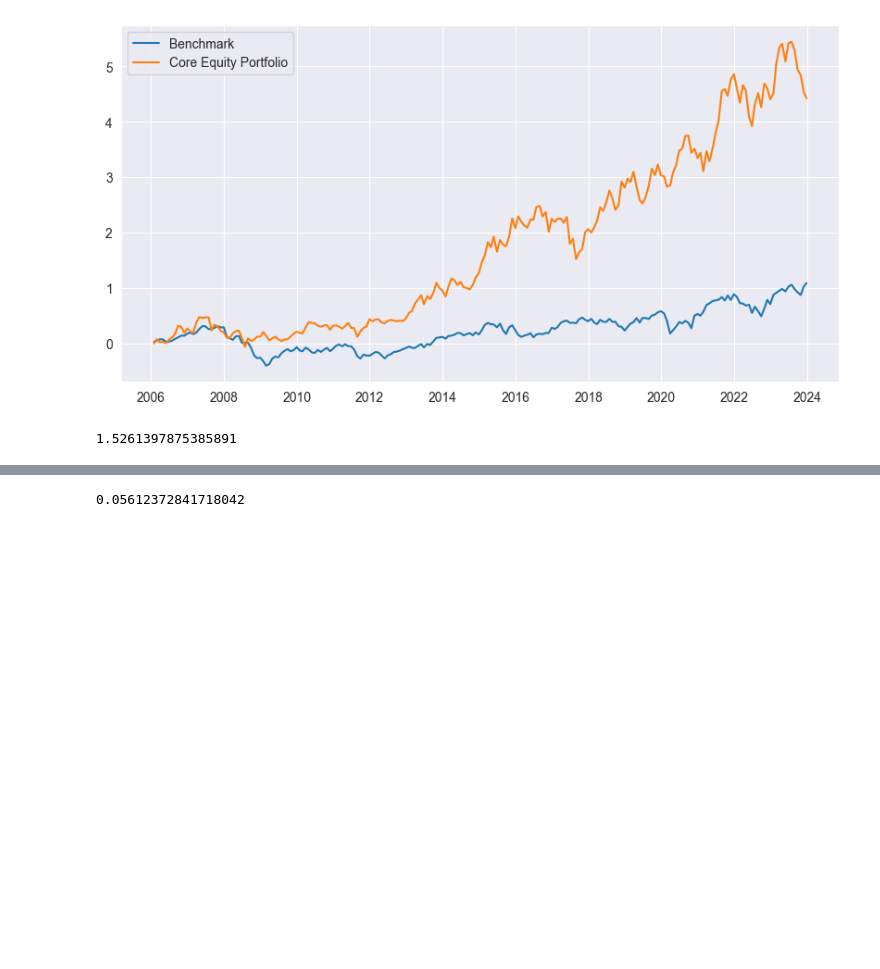
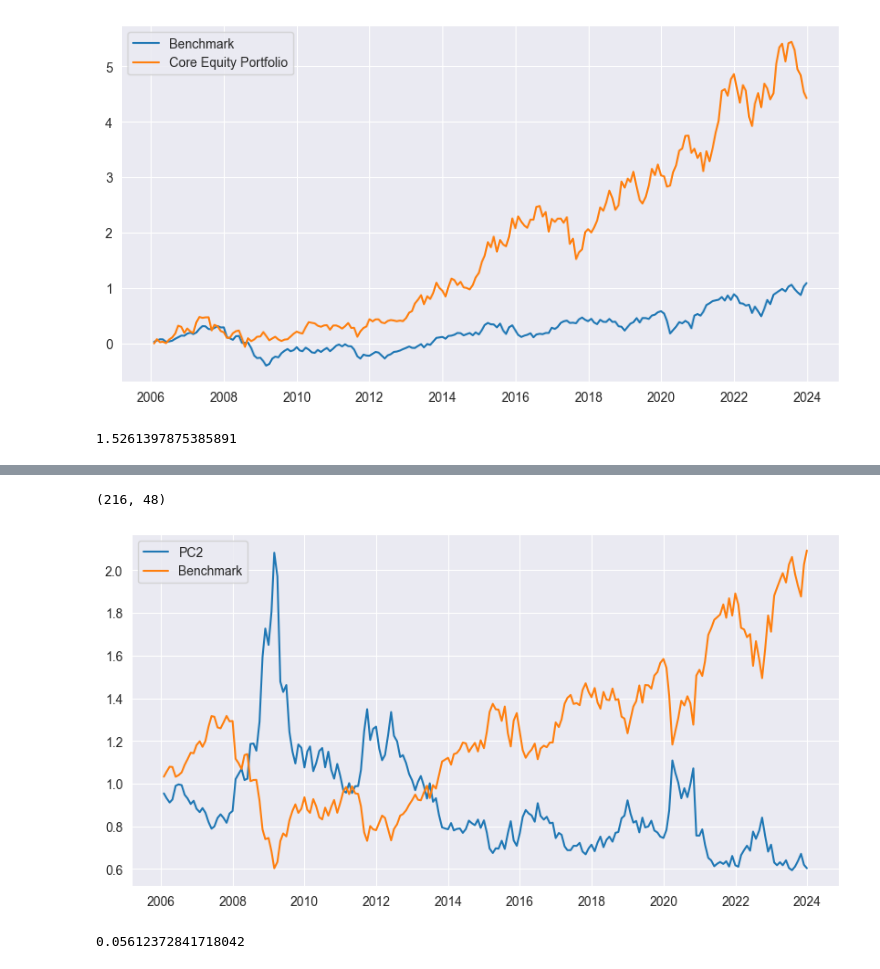
Before and after one commit to RomainCastellarnau/Financial-Econometrics-II, a Jupyter notebook: Code/core_portfolio.ipynb, the cells around one changed output, grey strips where cells are left out. Saved outputs shown, nothing was run; the diff lists cells and outputs as text; code cells hidden in the pictures; blank space fills up the shorter version.

```diff
--- a/Code/core_portfolio.ipynb
+++ b/Code/core_portfolio.ipynb
@@ -107,3 +151,28 @@ comparative_perf
+# %%
+model2 = smPCA(returns, standardize=False)
+scores = model2.scores.iloc[:, 0]
+model2.eigenvecs.iloc[:, 0] = model2.eigenvecs.iloc[:, 0] * -1
+
+back_transformed_pc1 = np.matrix(scores).T @ np.matrix(model2.eigenvecs.iloc[:, 0])
+back_transformed_pc1.shape
+# %% [output]
+(216, 48)
+# %%
+from sklearn.preprocessing import StandardScaler
+
+
+# pc_1 = pd.DataFrame(sc.fit_transform(model2.scores.iloc[: , 0].values.reshape(-1, 1))*-1 , index = returns.index)
+pc_1 = pd.DataFrame(model2.scores.iloc[:, 0].values.reshape(-1, 1), index=returns.index)
+total_return_pc1 = np.cumprod(1 + pc_1)
+total_return_bench = np.cumprod(1 + (returns["EUROSTOXX50"]))
+
+plt.figure(figsize=(10, 5))
+plt.plot(total_return_pc1, label="PC2")
+plt.plot(total_return_bench, label="Benchmark")
+plt.legend()
+plt.show()
+# %% [output]
+[figure, added]
 # %%
 ptf_vol = model.core_ptf_vol
 ptf_vol
```
Also changed, not shown: parts of 9 cells of this notebook, 1 other file.
